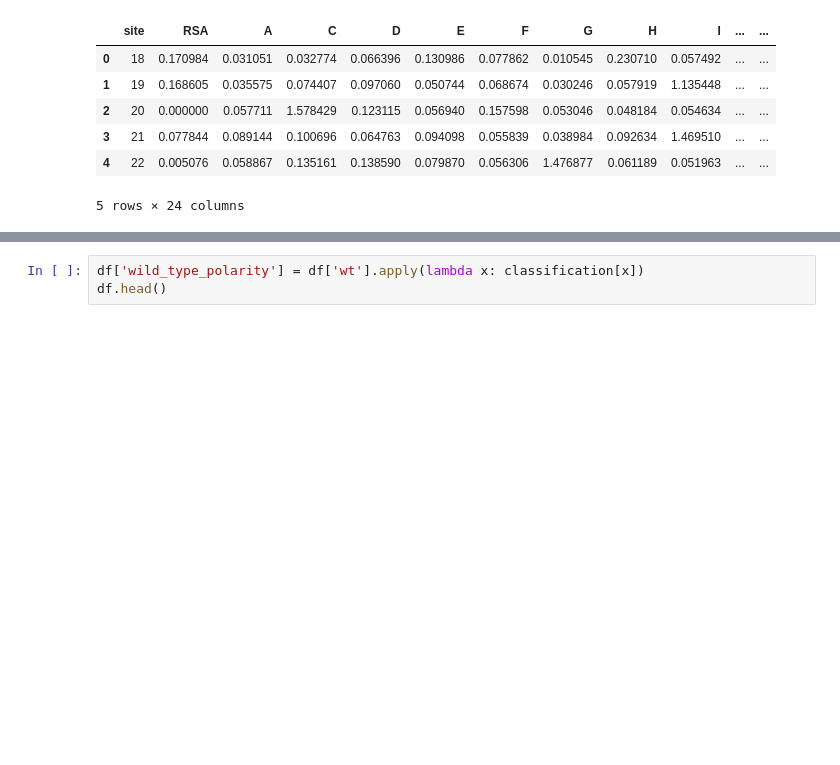
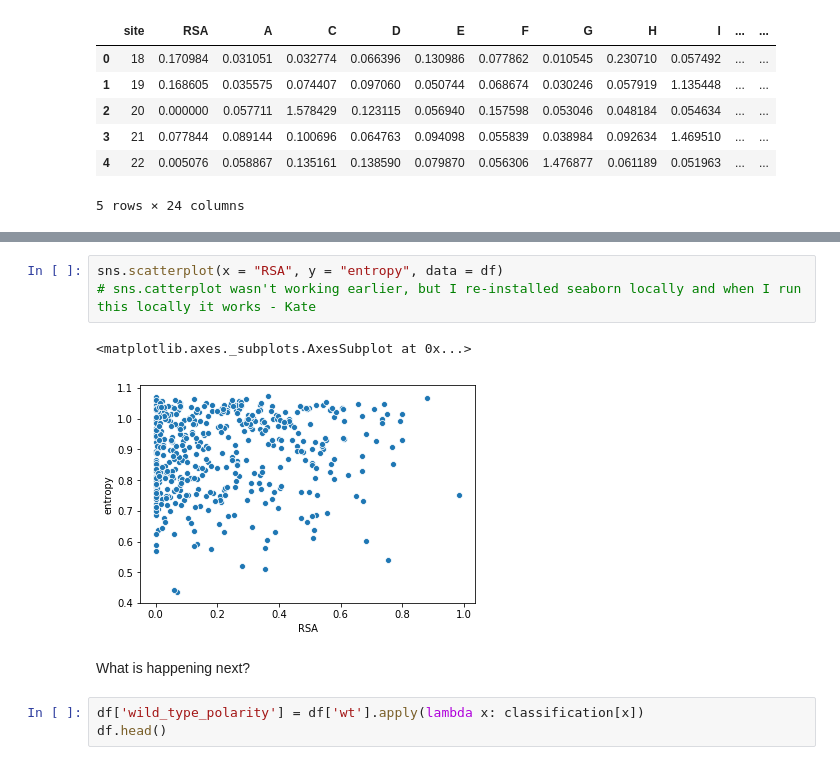
Before and after one commit to hutch-gwc/Rosalind, a Jupyter notebook: secondarystructure_190219.ipynb, the cells around one changed output, grey strips where cells are left out. Saved outputs shown, nothing was run; the diff lists cells and outputs as text; blank space fills up the shorter version.

Commit message:
Cleaned up graphs -KD

```diff
--- a/secondarystructure_190219.ipynb
+++ b/secondarystructure_190219.ipynb
@@ -94,3 +101,11 @@ Entropy vs. RSA
+# %%
+sns.scatterplot(x = "RSA", y = "entropy", data = df)
+# sns.catterplot wasn't working earlier, but I re-installed seaborn locally and when I run this locally it works - Kate
+# %% [output]
+<matplotlib.axes._subplots.AxesSubplot at 0x...>
+[figure, added]
+# %% [markdown]
+What is happening next?
 # %%
 df['wild_type_polarity'] = df['wt'].apply(lambda x: classification[x])
 df.head()
```
Also changed, not shown: parts of 20 cells of this notebook.
